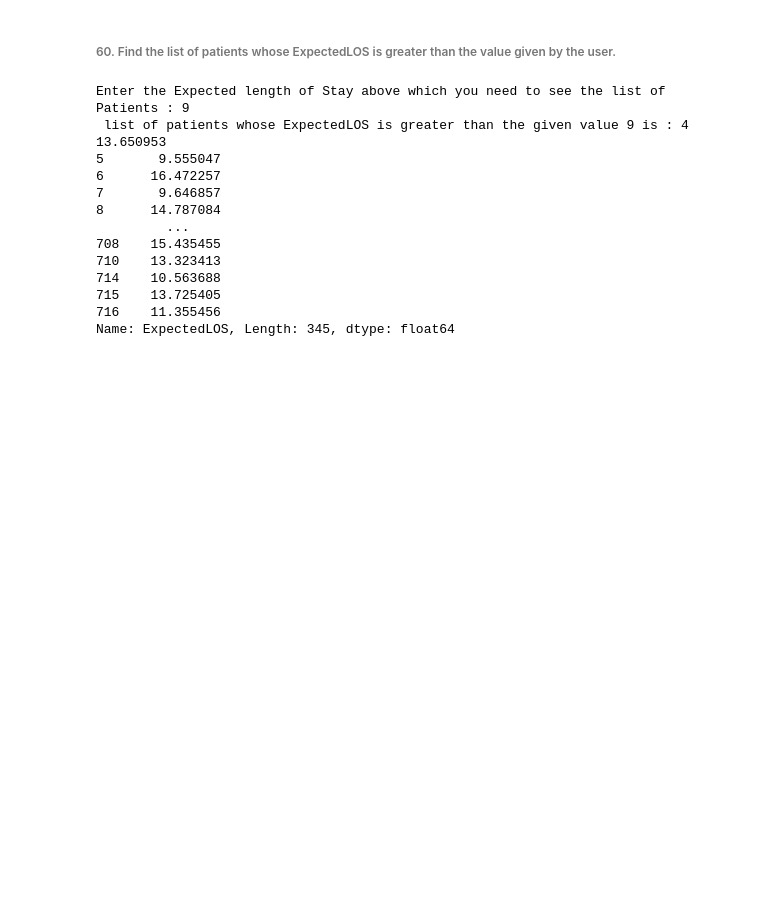
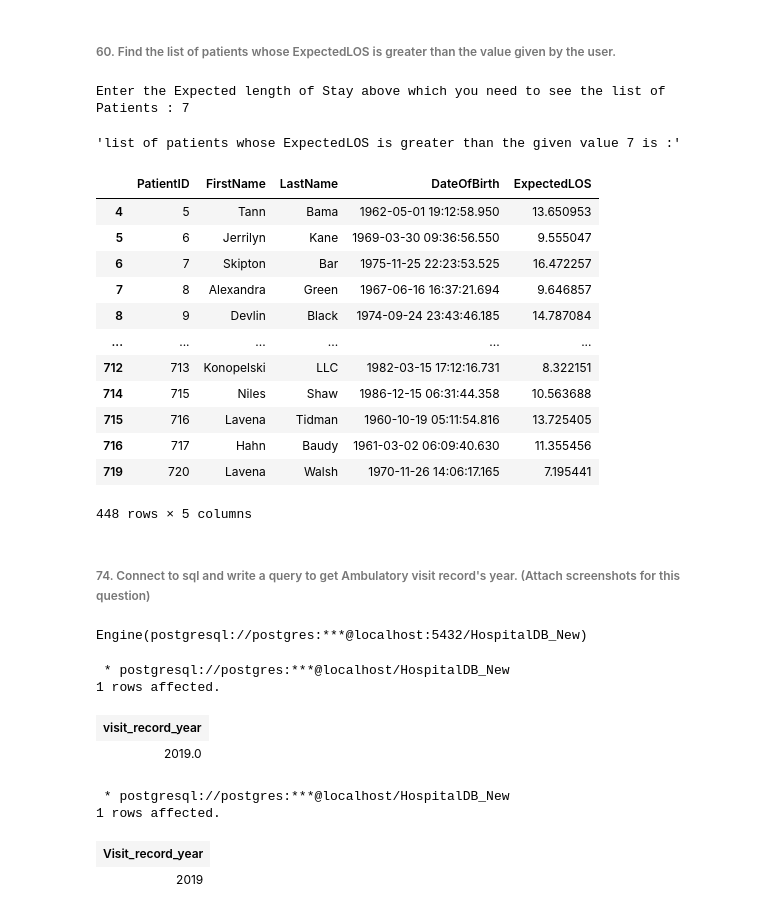
Before and after one commit to Seenu-Raj/Panda_Girls_Team3, a Jupyter notebook: Team3_PandaGirls_Q51-60.ipynb, the cells around one changed output. Cells and saved outputs as stored; diff of their text form; code cells hidden in the pictures; blank space fills up the shorter version.

```diff
--- a/Team3_PandaGirls_Q51-60.ipynb
+++ b/Team3_PandaGirls_Q51-60.ipynb
@@ -129,22 +169,57 @@ df
 # %% [markdown]
 ###### 60. Find the list of patients whose ExpectedLOS is greater than the value given by the user.
 # %%
+ReAdmissionRegistry = pd.read_excel("HospitalDatabase.xlsx","ReAdmissionRegistry")
+patients = pd.read_excel("HospitalDatabase.xlsx","Patients", usecols=["PatientID","FirstName","LastName","DateOfBirth"])
 df = ReAdmissionRegistry
+
 xlos= input('Enter the Expected length of Stay above which you need to see the list of Patients : ')
 list_patients = df['ExpectedLOS'].where ((df['ExpectedLOS'] > int(xlos)) ).dropna()
+final_list =  pd.concat([patients, list_patients], axis=1,join='inner')
 
-print (' list of patients whose ExpectedLOS is greater than the given value ' + xlos +' is :' , list_patients)
+display ('list of patients whose ExpectedLOS is greater than the given value ' + xlos +' is :' , final_list)
 # %% [output]
-Enter the Expected length of Stay above which you need to see the list of Patients : 9
- list of patients whose ExpectedLOS is greater than the given value 9 is : 4      13.650953
-5       9.555047
-6      16.472257
-7       9.646857
-8      14.787084
-         ...
-708    15.435455
-710    13.323413
-714    10.563688
-715    13.725405
-716    11.355456
-Name: ExpectedLOS, Length: 345, dtype: float64
+Enter the Expected length of Stay above which you need to see the list of Patients : 7
+'list of patients whose ExpectedLOS is greater than the given value 7 is :'
+|  | PatientID | FirstName | LastName | DateOfBirth | ExpectedLOS |
+| 4 | 5 | Tann | Bama | 1962-05-01 19:12:58.950 | 13.650953 |
+| 5 | 6 | Jerrilyn | Kane | 1969-03-30 09:36:56.550 | 9.555047 |
+| 6 | 7 | Skipton | Bar | 1975-11-25 22:23:53.525 | 16.472257 |
+| 7 | 8 | Alexandra | Green | 1967-06-16 16:37:21.694 | 9.646857 |
+| 8 | 9 | Devlin | Black | 1974-09-24 23:43:46.185 | 14.787084 |
+| ... | ... | ... | ... | ... | ... |
+| 712 | 713 | Konopelski | LLC | 1982-03-15 17:12:16.731 | 8.322151 |
+| 714 | 715 | Niles | Shaw | 1986-12-15 06:31:44.358 | 10.563688 |
+| 715 | 716 | Lavena | Tidman | 1960-10-19 05:11:54.816 | 13.725405 |
+| 716 | 717 | Hahn | Baudy | 1961-03-02 06:09:40.630 | 11.355456 |
+| 719 | 720 | Lavena | Walsh | 1970-11-26 14:06:17.165 | 7.195441 |
+448 rows × 5 columns
+# %% [markdown]
+###### 74. Connect to sql and write a query to get Ambulatory visit record's year. (Attach screenshots for this question)
+# %%
+import sqlalchemy
+engine = sqlalchemy.create_engine("postgresql://postgres:qwerty@localhost:5432/HospitalDB_New")
+%load_ext sql
+%sql postgresql://postgres:qwerty@localhost/HospitalDB_New
+engine
+# %% [output]
+Engine(postgresql://postgres:***@localhost:5432/HospitalDB_New)
+# %%
+%%sql
+
+select distinct DATE_PART('year', "DateofVisit") as Visit_record_year from "AmbulatoryVisits" ;
+# %% [output]
+ * postgresql://postgres:***@localhost/HospitalDB_New
+1 rows affected.
+| visit_record_year |
+| 2019.0 |
+# %%
+%%sql
+SELECT distinct extract(
+    year from "DateofVisit"
+    ) AS "Visit_record_year" from "AmbulatoryVisits";
+# %% [output]
+ * postgresql://postgres:***@localhost/HospitalDB_New
+1 rows affected.
+| Visit_record_year |
+| 2019 |
```
Also changed, not shown: parts of 5 cells of this notebook, 1 other file.
